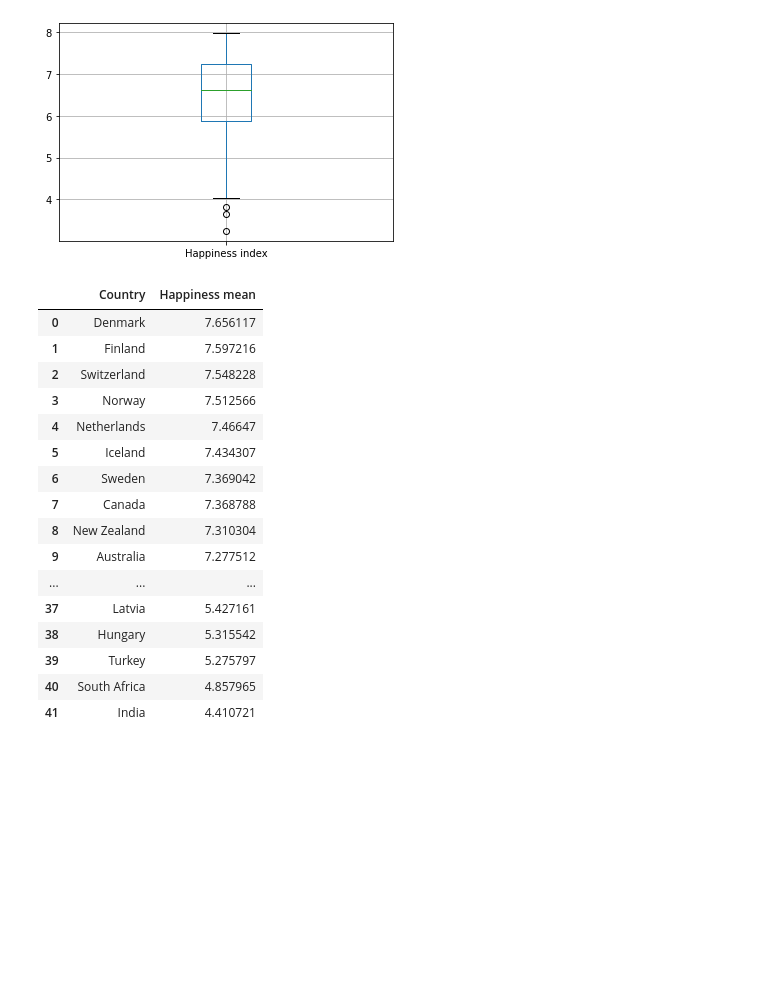
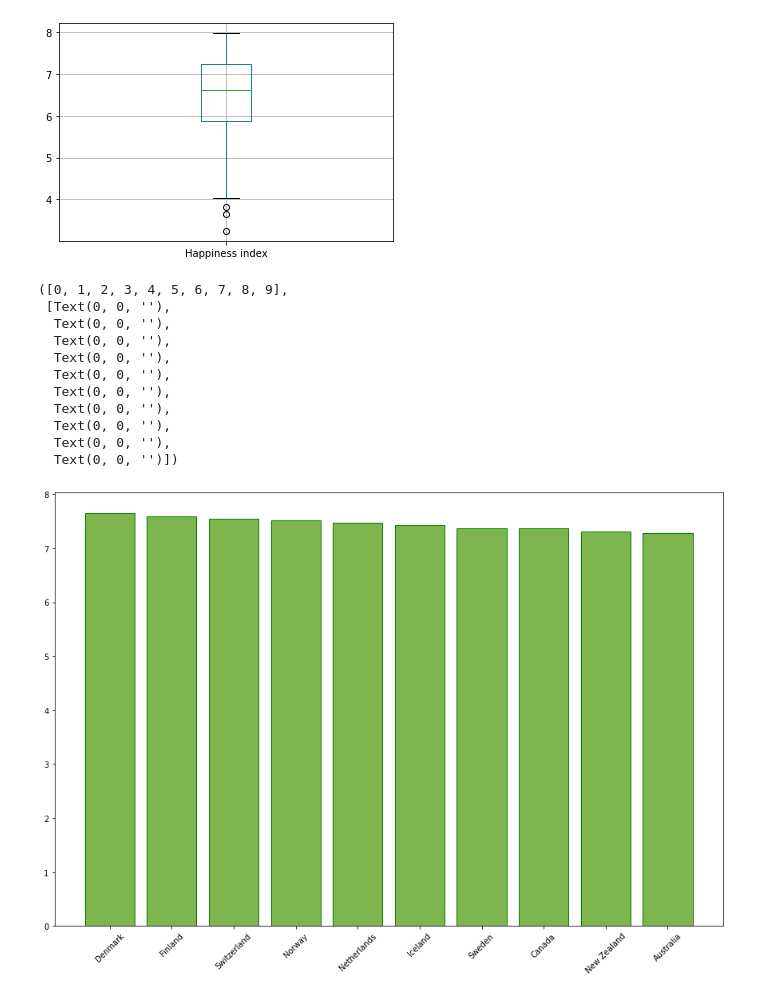
Before and after one commit to hvsio/BDP_dataset, a Jupyter notebook: notebooks/vis_data.ipynb, the cells around one changed output. Drawn from its saved outputs; the diff is of its cells as text; code cells hidden in the pictures; blank space fills up the shorter version.

```diff
--- a/notebooks/vis_data.ipynb
+++ b/notebooks/vis_data.ipynb
@@ -37,22 +37,20 @@ for c in countries:
     df_country_mean_hp = pd.concat([df_country_mean_hp, new_df])
 df_country_mean_hp.sort_values(by='Happiness mean', ascending=False, inplace=True)
 df_country_mean_hp.reset_index(drop=True, inplace=True)
-display(df_country_mean_hp)
-# %% [output]
-|  | Country | Happiness mean |
-| 0 | Denmark | 7.656117 |
-| 1 | Finland | 7.597216 |
-| 2 | Switzerland | 7.548228 |
-| 3 | Norway | 7.512566 |
-| 4 | Netherlands | 7.46647 |
-| 5 | Iceland | 7.434307 |
-| 6 | Sweden | 7.369042 |
-| 7 | Canada | 7.368788 |
-| 8 | New Zealand | 7.310304 |
-| 9 | Australia | 7.277512 |
-| ... | ... | ... |
-| 37 | Latvia | 5.427161 |
-| 38 | Hungary | 5.315542 |
-| 39 | Turkey | 5.275797 |
-| 40 | South Africa | 4.857965 |
-| 41 | India | 4.410721 |
+# %%
+plt.figure(figsize=(15,10))
+plt.bar(df_country_mean_hp['Country'][:10],  df_country_mean_hp['Happiness mean'][:10], color='#7eb54e',  edgecolor='green')
+plt.xticks(rotation = 45)
+# %% [output]
+([0, 1, 2, 3, 4, 5, 6, 7, 8, 9],
+ [Text(0, 0, ''),
+  Text(0, 0, ''),
+  Text(0, 0, ''),
+  Text(0, 0, ''),
+  Text(0, 0, ''),
+  Text(0, 0, ''),
+  Text(0, 0, ''),
+  Text(0, 0, ''),
+  Text(0, 0, ''),
+  Text(0, 0, '')])
+[figure, added]
```
Also changed, not shown: 4 other files.
